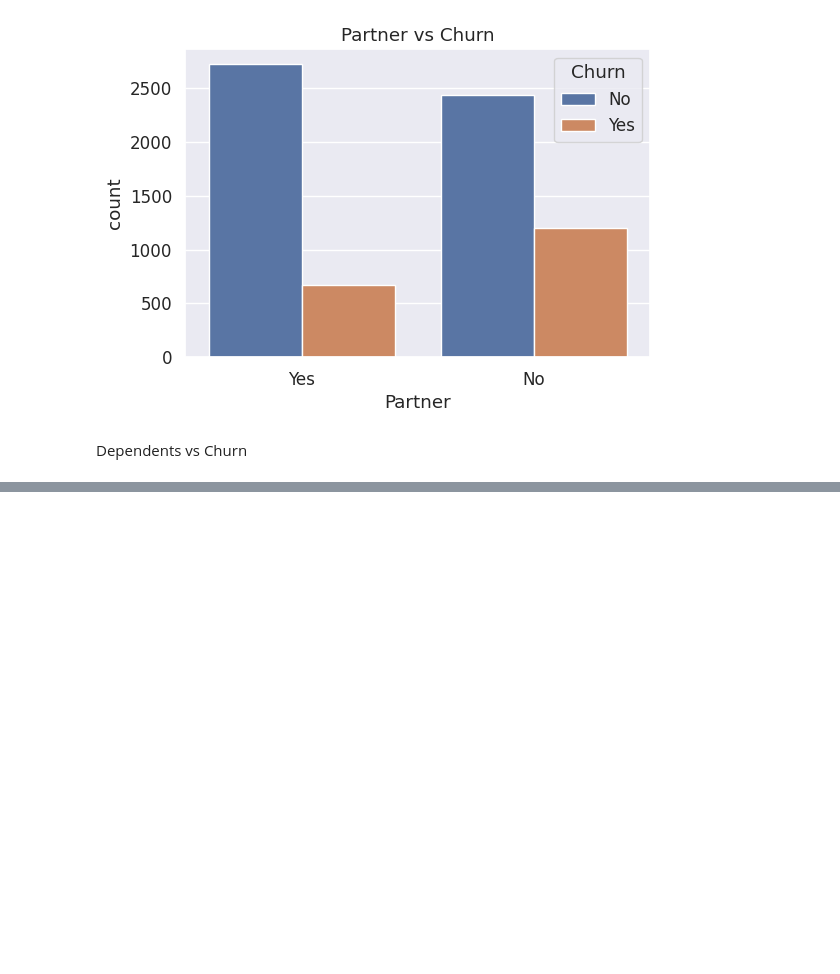
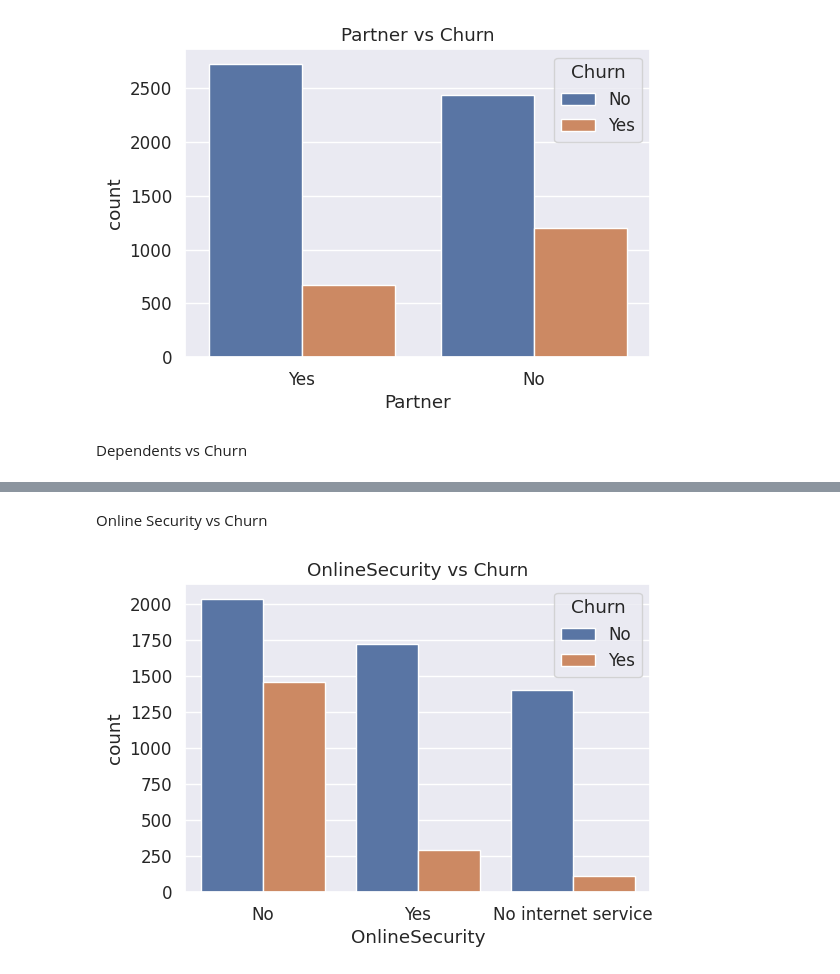
Before and after one commit to hamdhi-muhammad-24/ML_Cw, a Jupyter notebook: ML_Cw.ipynb, the cells around one changed output, grey strips where cells are left out. Saved outputs shown, nothing was run; the diff lists cells and outputs as text; code cells hidden in the pictures; blank space fills up the shorter version.

```diff
--- a/ML_Cw.ipynb
+++ b/ML_Cw.ipynb
@@ -497,0 +167,9 @@ weighted avg       0.79      0.76      0.77      1407
+# %% [markdown]
+Online Security vs Churn
+# %%
+plt.figure(figsize=(6,4))
+sns.countplot(data=eda_df, x="OnlineSecurity", hue="Churn")
+plt.title("OnlineSecurity vs Churn")
+plt.show()
+# %% [output]
+[figure, added]
```
Also changed, not shown: parts of 112 cells of this notebook.
